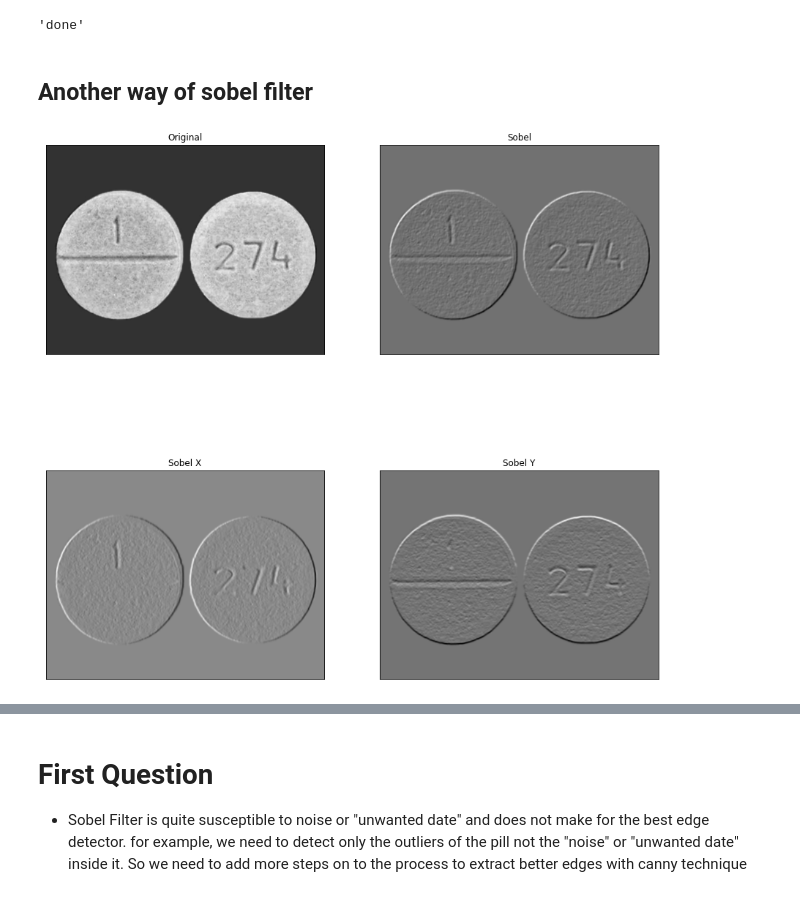
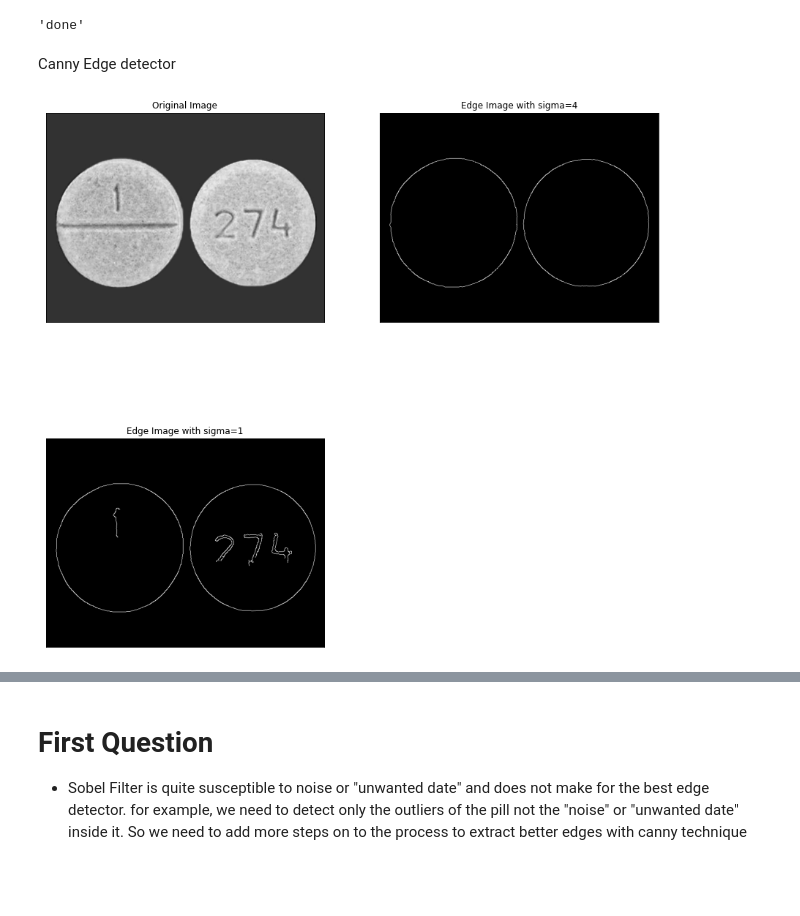
Before and after one commit to Mostafa-Medhat/ComputerVision_Task2_EdgeDetection, a Jupyter notebook: Task2.ipynb, the cells around one changed output, grey strips where cells are left out. Cells and saved outputs as stored; diff of their text form; code cells hidden in the pictures.

```diff
--- a/Task2.ipynb
+++ b/Task2.ipynb
@@ -52,34 +54,29 @@ main()
 # %% [output]
 [figure]
 'done'
-# %% [markdown]
-## Another way of sobel filter
+# %% [markdown]
+Canny Edge detector
 # %%
+#ref:https://docs.opencv.org/4.x/da/d22/tutorial_py_canny.html
 import numpy as np
-import cv2 as cv
+import cv2
 from matplotlib import pyplot as plt
 
+img = cv2.imread('pill.jpg',0)
+img_1 = cv2.GaussianBlur(img, (7,7),4) #the more sigma , the higher the blurring , the less the details, the less the edges detected
+img_2= cv2.GaussianBlur(img, (7,7),1)
 
-img = cv.imread('pill.jpg',0)
+edges = cv2.Canny(img_1,0,106)
+edges_2=cv2.Canny(img_2,0,106)
 
-sobelx = cv.Sobel(img,cv.CV_64F,1,0,ksize=7)
-sobely = cv.Sobel(img,cv.CV_64F,0,1,ksize=7)
-sobel = cv.addWeighted(sobelx, 0.5, sobely, 0.5, 0)
+fig, ax = plt.subplots(figsize=(15,15))
 
-fig, ax = plt.subplots(2,2,figsize=(15,15))
-
-plt.subplot(2,2,1),plt.imshow(img,cmap = 'gray')
-plt.title('Original'), plt.xticks([]), plt.yticks([])
-
-plt.subplot(2,2,2),plt.imshow(sobel,cmap = 'gray')
-plt.title('Sobel'), plt.xticks([]), plt.yticks([])
-
-plt.subplot(2,2,3),plt.imshow(sobelx,cmap = 'gray')
-plt.title('Sobel X'), plt.xticks([]), plt.yticks([])
-
-plt.subplot(2,2,4),plt.imshow(sobely,cmap = 'gray')
-plt.title('Sobel Y'), plt.xticks([]), plt.yticks([])
-
+plt.subplot(221),plt.imshow(img,cmap = 'gray')
+plt.title('Original Image'), plt.xticks([]), plt.yticks([])
+plt.subplot(222),plt.imshow(edges,cmap = 'gray')
+plt.title('Edge Image with sigma=4'), plt.xticks([]), plt.yticks([])
+plt.subplot(223),plt.imshow(edges_2,cmap = 'gray')
+plt.title('Edge Image with sigma=1'), plt.xticks([]), plt.yticks([])
 plt.show()
 # %% [output]
-[figure, old version]
+[figure, new version]
```
Also changed, not shown: parts of 2 cells of this notebook.
